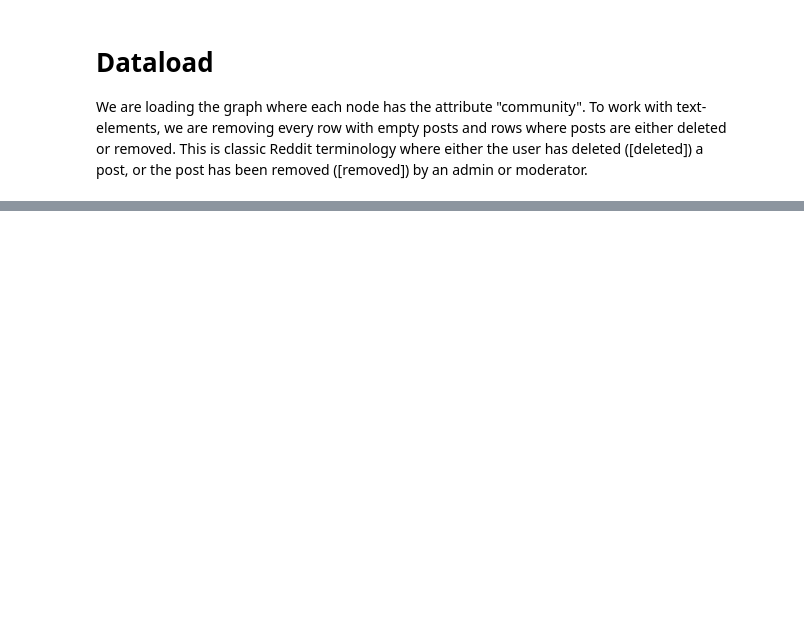
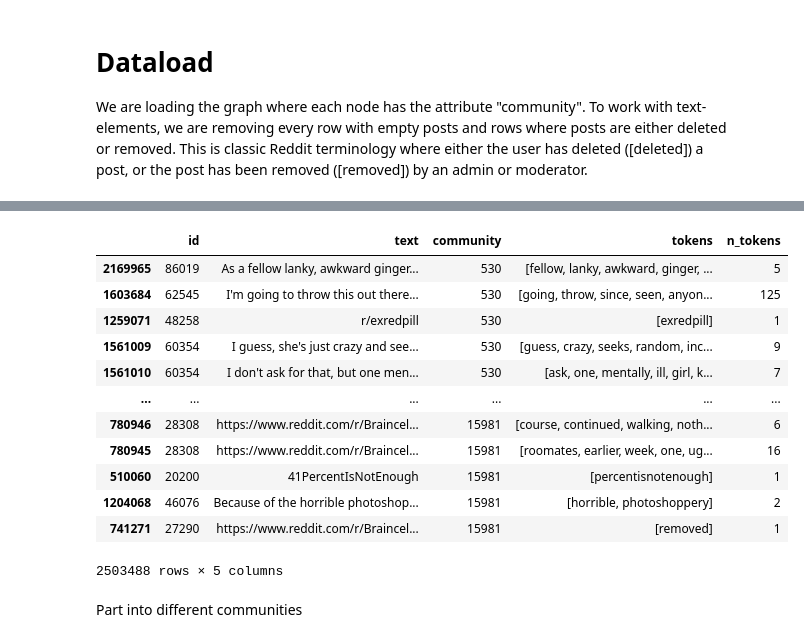
Before and after one commit to KarolineKlan/ctfds_project, a Jupyter notebook: text_processing_graphs.ipynb, the cells around one changed output, grey strips where cells are left out. Cells and saved outputs as stored; diff of their text form; code cells hidden in the pictures; blank space fills up the shorter version.

```diff
--- a/text_processing_graphs.ipynb
+++ b/text_processing_graphs.ipynb
@@ -9,6 +13,6 @@ import networkx as nx
 
 We are loading the graph where each node has the attribute "community". To work with text-elements, we are removing every row with empty posts and rows where posts are either deleted or removed. This is classic Reddit terminology where either the user has deleted (\[deleted\]) a post, or the post has been removed (\[removed\]) by an admin or moderator.
 # %%
-G = nx.read_gml('reddit-all-posts-with-communities.gml')
+G = nx.read_gml('reddit_graph_with_communities.gml')
 # %%
 rows = []
@@ -44,0 +77,2 @@ print(communities_dict)
+# %%
+df_filtered = df[df['community'].isin(top_6_communities)].copy()
@@ -44,0 +86,37 @@ print(communities_dict)
+# %%
+
+# Download once (if not already done)
+nltk.download('stopwords')
+
+# Base English stopwords from NLTK
+stop_words = set(stopwords.words('english'))
+
+# Optionally extend with custom slang / internet terms
+extra_stops = {
+    'lol', 'xd', 'haha', 'hahaah', 'omg', 'u', 'ur', 'im', 'ive', 'idk',
+    'dont', 'cant', 'wont', 'aint', 'ya', 'tho', 'tho', 'nah', 'btw',
+    'like', 'yeah', 'yep', 'ok', 'okay', 'pls', 'please'
+}
+stop_words.update(extra_stops)
+
+def preprocess_text(text):
+    if not isinstance(text, str):
+        return []
+    # lowercase
+    text = text.lower()
+    # remove URLs
+    text = re.sub(r"http\S+|www\S+", " ", text)
+    # keep only letters and spaces
+    text = re.sub(r"[^a-z\s]", " ", text)
+    # tokenize by whitespace
+    tokens = text.split()
+    # remove stopwords and very short tokens
+    tokens = [t for t in tokens if t not in stop_words and len(t) > 2]
+    return tokens
+
+# Apply preprocessing
+df_filtered["tokens"] = df_filtered["text"].apply(preprocess_text)
+df_filtered["n_tokens"] = df_filtered["tokens"].apply(len)
+
+# Preview
+df_filtered.head()
@@ -44,0 +133,18 @@ print(communities_dict)
+# %%
+df_filtered.sort_values(by="community")
+# %% [output]
+|  | id | text | community | tokens | n_tokens |
+| 2169965 | 86019 | As a fellow lanky, awkward ginger... | 530 | [fellow, lanky, awkward, ginger, ... | 5 |
+| 1603684 | 62545 | I'm going to throw this out there... | 530 | [going, throw, since, seen, anyon... | 125 |
+| 1259071 | 48258 | r/exredpill | 530 | [exredpill] | 1 |
+| 1561009 | 60354 | I guess, she's just crazy and see... | 530 | [guess, crazy, seeks, random, inc... | 9 |
+| 1561010 | 60354 | I don't ask for that, but one men... | 530 | [ask, one, mentally, ill, girl, k... | 7 |
+| ... | ... | ... | ... | ... | ... |
+| 780946 | 28308 | https://www.reddit.com/r/Braincel... | 15981 | [course, continued, walking, noth... | 6 |
+| 780945 | 28308 | https://www.reddit.com/r/Braincel... | 15981 | [roomates, earlier, week, one, ug... | 16 |
+| 510060 | 20200 | 41PercentIsNotEnough | 15981 | [percentisnotenough] | 1 |
+| 1204068 | 46076 | Because of the horrible photoshop... | 15981 | [horrible, photoshoppery] | 2 |
+| 741271 | 27290 | https://www.reddit.com/r/Braincel... | 15981 | [removed] | 1 |
+2503488 rows × 5 columns
+# %% [markdown]
+Part into different communities
```
Also changed, not shown: parts of 23 cells of this notebook, 1 other file.
